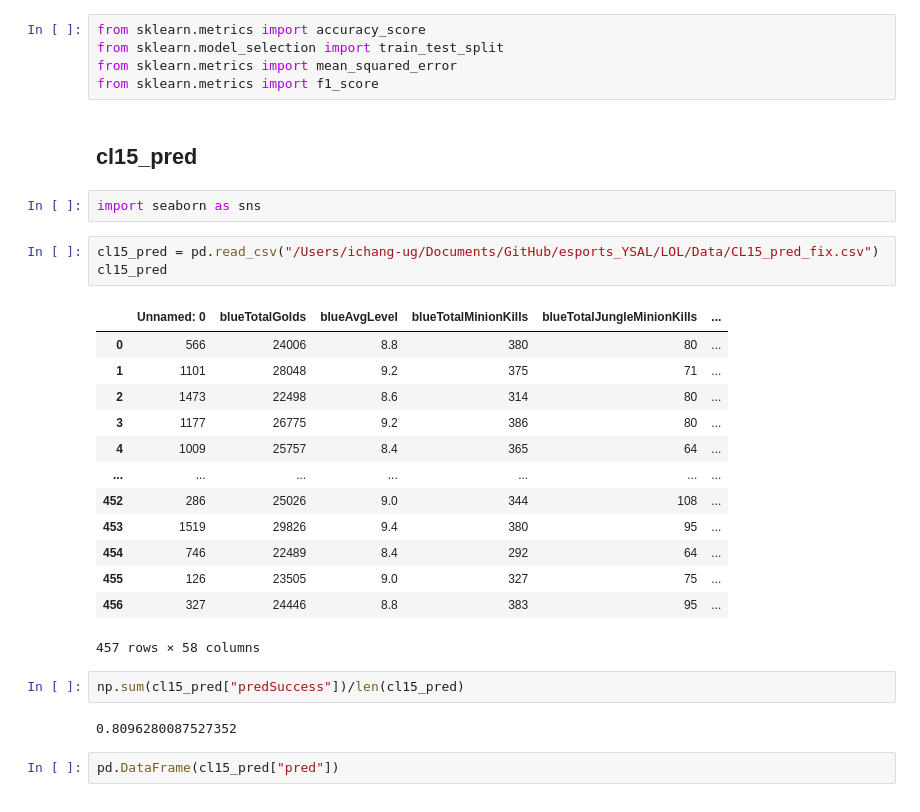
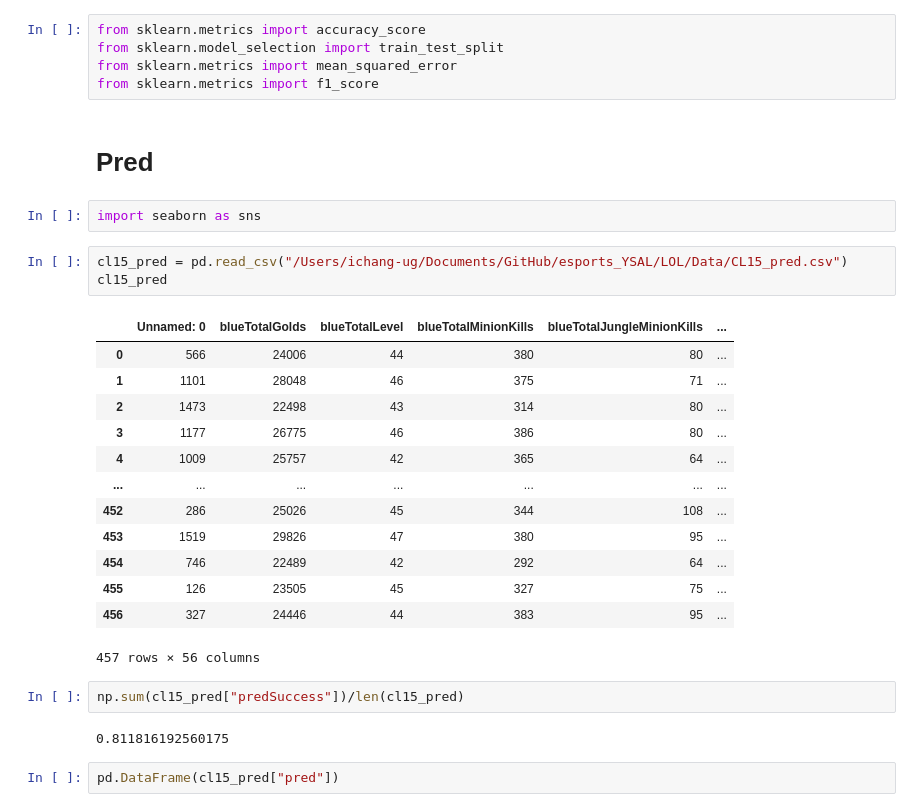
Before and after one commit to chomgid/esports_YSAL, a Jupyter notebook: LOL/CHANGWOOK/Model_final(CL).ipynb, the cells around one changed output. Cells and saved outputs as stored; diff of their text form.

```diff
--- a/LOL/CHANGWOOK/Model_final(CL).ipynb
+++ b/LOL/CHANGWOOK/Model_final(CL).ipynb
@@ -72,30 +68,30 @@ from sklearn.model_selection import train_test_split
 from sklearn.metrics import mean_squared_error
 from sklearn.metrics import f1_score
 # %% [markdown]
-## cl15_pred
+# Pred
 # %%
 import seaborn as sns
 # %%
-cl15_pred = pd.read_csv("/Users/ichang-ug/Documents/GitHub/esports_YSAL/LOL/Data/CL15_pred_fix.csv")
+cl15_pred = pd.read_csv("/Users/ichang-ug/Documents/GitHub/esports_YSAL/LOL/Data/CL15_pred.csv")
 cl15_pred
 # %% [output]
-|  | Unnamed: 0 | blueTotalGolds | blueAvgLevel | blueTotalMinionKills | blueTotalJungleMinionKills | ... |
-| 0 | 566 | 24006 | 8.8 | 380 | 80 | ... |
-| 1 | 1101 | 28048 | 9.2 | 375 | 71 | ... |
-| 2 | 1473 | 22498 | 8.6 | 314 | 80 | ... |
-| 3 | 1177 | 26775 | 9.2 | 386 | 80 | ... |
-| 4 | 1009 | 25757 | 8.4 | 365 | 64 | ... |
+|  | Unnamed: 0 | blueTotalGolds | blueTotalLevel | blueTotalMinionKills | blueTotalJungleMinionKills | ... |
+| 0 | 566 | 24006 | 44 | 380 | 80 | ... |
+| 1 | 1101 | 28048 | 46 | 375 | 71 | ... |
+| 2 | 1473 | 22498 | 43 | 314 | 80 | ... |
+| 3 | 1177 | 26775 | 46 | 386 | 80 | ... |
+| 4 | 1009 | 25757 | 42 | 365 | 64 | ... |
 | ... | ... | ... | ... | ... | ... | ... |
-| 452 | 286 | 25026 | 9.0 | 344 | 108 | ... |
-| 453 | 1519 | 29826 | 9.4 | 380 | 95 | ... |
-| 454 | 746 | 22489 | 8.4 | 292 | 64 | ... |
-| 455 | 126 | 23505 | 9.0 | 327 | 75 | ... |
-| 456 | 327 | 24446 | 8.8 | 383 | 95 | ... |
+| 452 | 286 | 25026 | 45 | 344 | 108 | ... |
+| 453 | 1519 | 29826 | 47 | 380 | 95 | ... |
+| 454 | 746 | 22489 | 42 | 292 | 64 | ... |
+| 455 | 126 | 23505 | 45 | 327 | 75 | ... |
+| 456 | 327 | 24446 | 44 | 383 | 95 | ... |
-457 rows × 58 columns
+457 rows × 56 columns
 # %%
 np.sum(cl15_pred["predSuccess"])/len(cl15_pred)
 # %% [output]
-0.8096280087527352
+0.811816192560175
 # %%
 pd.DataFrame(cl15_pred["pred"])
 # %% [output]
```
Also changed, not shown: parts of 18 cells of this notebook, 3 other files.
